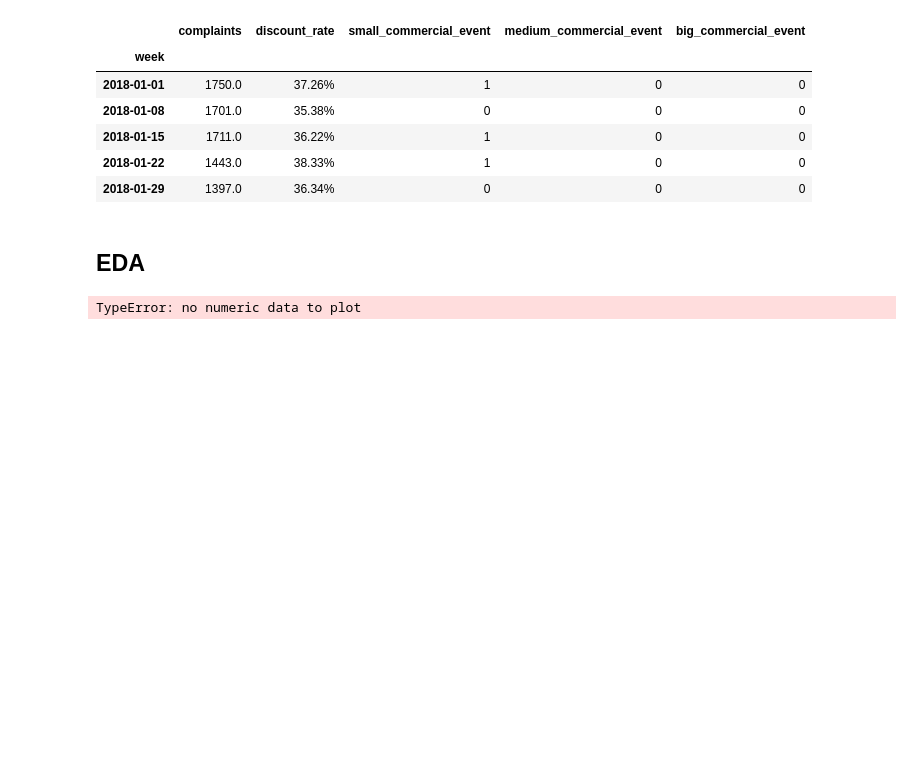
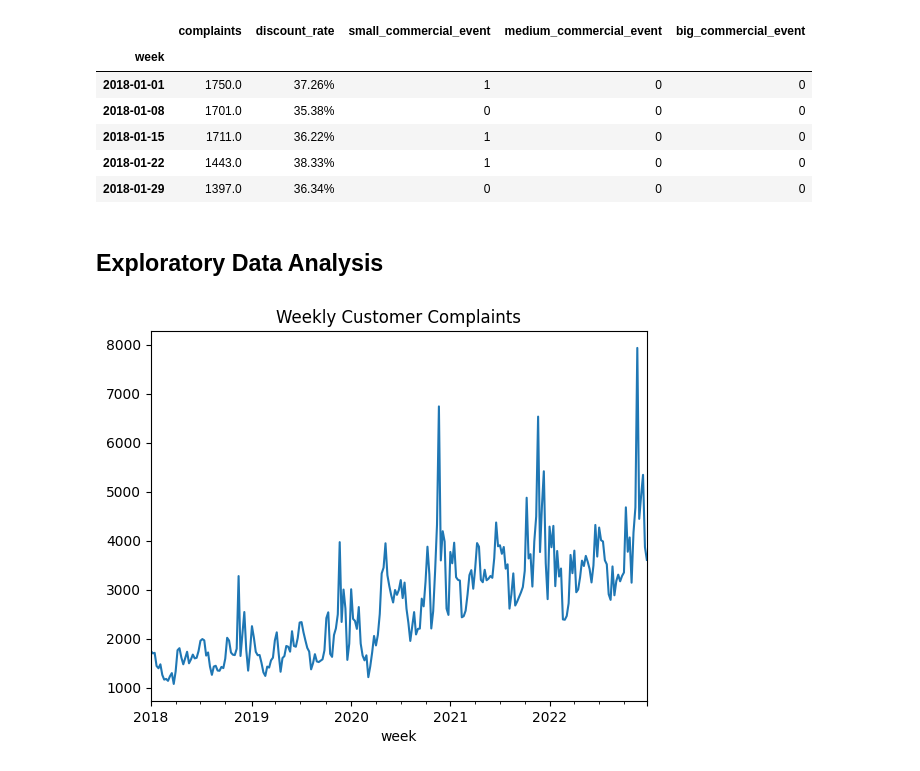
Before and after one commit to ReinerJasin/learn_time_series, a Jupyter notebook: project/5-exponential_smoothing_and_holt_winters.ipynb, the cells around one changed output. Drawn from its saved outputs; the diff is of its cells as text; code cells hidden in the pictures; blank space fills up the shorter version.

```diff
--- a/project/5-exponential_smoothing_and_holt_winters.ipynb
+++ b/project/5-exponential_smoothing_and_holt_winters.ipynb
@@ -29,5 +39,9 @@ DatetimeIndex(['2018-01-01', '2018-01-08', '2018-01-15', '2018-01-22',
 # %%
-# Show data samples
+# Setting freq to W implies that the week starts on a Sunday, that's why the previous result shows freq=None
+# data.asfreq('W')
+
+# So we do it like this instead
+data = data.asfreq('W-Mon')
 data.head()
 # %% [output]
 |  | complaints | discount_rate | small_commercial_event | medium_commercial_event | big_commercial_event |
@@ -68,10 +77,10 @@ data.head()
 | 2018-01-22 | 1443.0 | 38.33% | 1 | 0 | 0 |
 | 2018-01-29 | 1397.0 | 36.34% | 0 | 0 | 0 |
 # %% [markdown]
-## EDA
+## Exploratory Data Analysis
 # %%
 # Daily Closing Price Plot
-data['complaints'].plot(title='Daily Closing Price')
+data['complaints'].plot(title='Weekly Customer Complaints')
 plt.show()
 # %% [output]
-TypeError: no numeric data to plot
+[figure, added]
```
Also changed, not shown: parts of 8 cells of this notebook.
